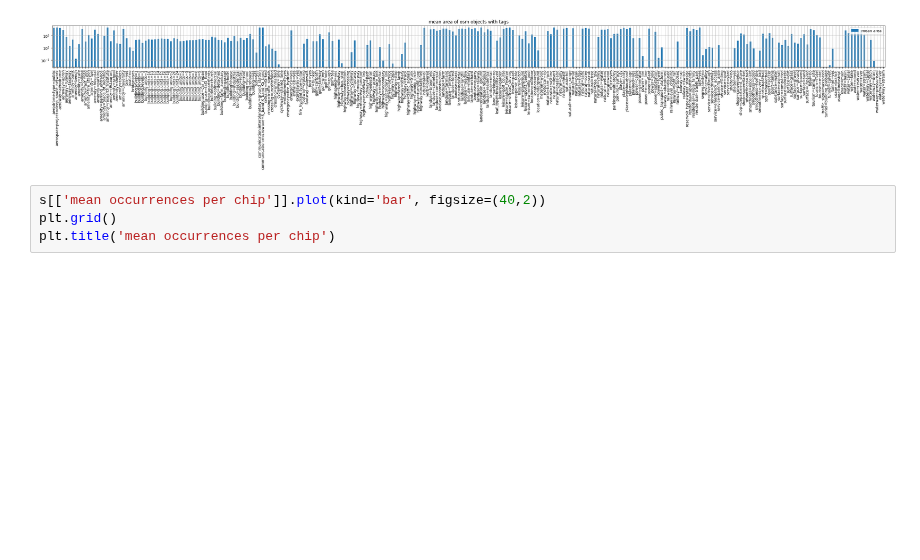
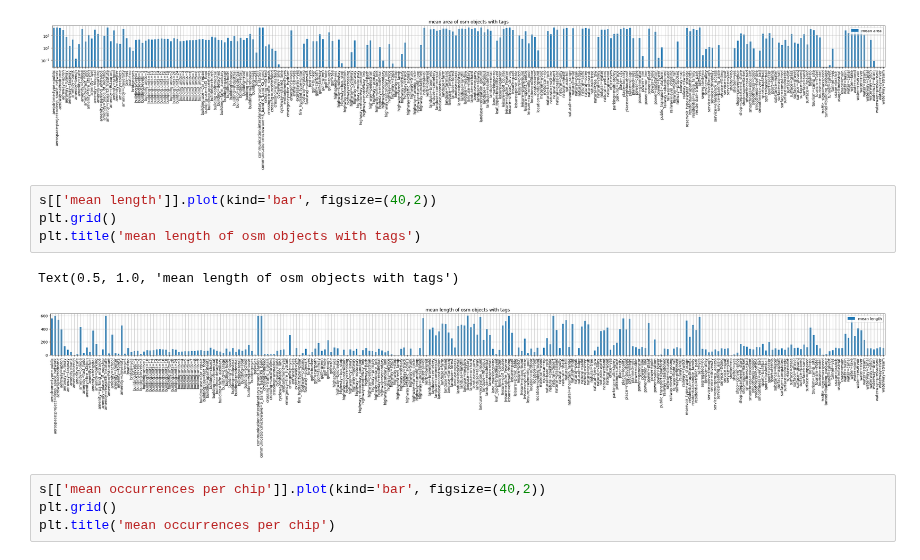
Before and after one commit to Clay-foundation/earth-text, a Jupyter notebook: notebooks/naip/05 - postprocessed chips stats.ipynb, the cells around one changed output. Drawn from its saved outputs; the diff is of its cells as text; blank space fills up the shorter version.

```diff
--- a/notebooks/naip/05 - postprocessed chips stats.ipynb
+++ b/notebooks/naip/05 - postprocessed chips stats.ipynb
@@ -128,6 +320,13 @@ plt.title('mean area of osm objects with tags')
 plt.yscale('log')
 # %% [output]
 [figure]
+# %%
+s[['mean length']].plot(kind='bar', figsize=(40,2))
+plt.grid()
+plt.title('mean length of osm objects with tags')
+# %% [output]
+Text(0.5, 1.0, 'mean length of osm objects with tags')
+[figure, added]
 # %%
 s[['mean occurrences per chip']].plot(kind='bar', figsize=(40,2))
 plt.grid()
```
Also changed, not shown: parts of 10 cells of this notebook, 12 other files.
